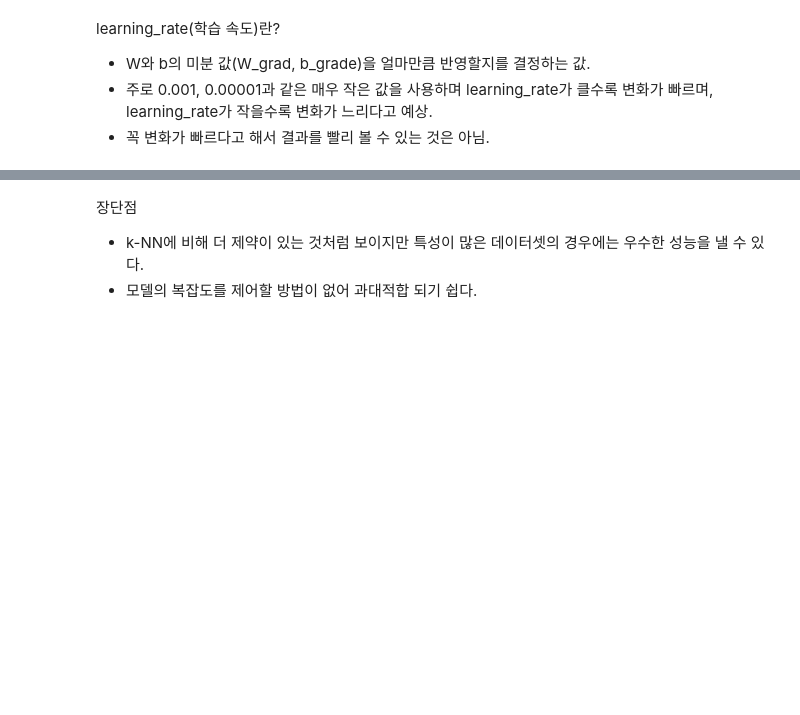
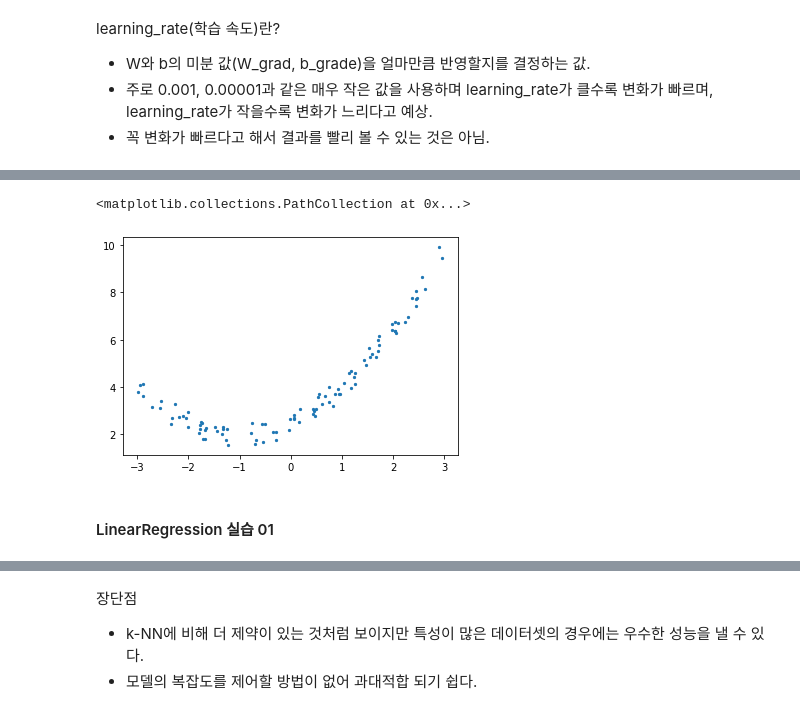
Before and after one commit to ziho9593/Gwangju-AISchool, a Jupyter notebook: Week_3/07.21-ML_LinearRegression/ML_03_지도학습_LinearRegression.ipynb, the cells around one changed output, grey strips where cells are left out. Drawn from its saved outputs; the diff is of its cells as text; code cells hidden in the pictures; blank space fills up the shorter version.

```diff
--- a/Week_3/07.21-ML_LinearRegression/ML_03_지도학습_LinearRegression.ipynb
+++ b/Week_3/07.21-ML_LinearRegression/ML_03_지도학습_LinearRegression.ipynb
@@ -333,0 +366,16 @@ plt.plot(x1, y_pred, marker='o')
+# %%
+import numpy as np
+import matplotlib.pyplot as plt
+%matplotlib inline
+
+n = 100
+
+x = 6 * np.random.rand(n, 1) - 3
+y = 0.5 * x**2 + x + 2 + np.random.rand(n, 1)
+
+plt.scatter(x, y, s=5)
+# %% [output]
+<matplotlib.collections.PathCollection at 0x...>
+[figure, added]
+# %% [markdown]
+#### LinearRegression 실습 01
```
Also changed, not shown: parts of 22 cells of this notebook.
